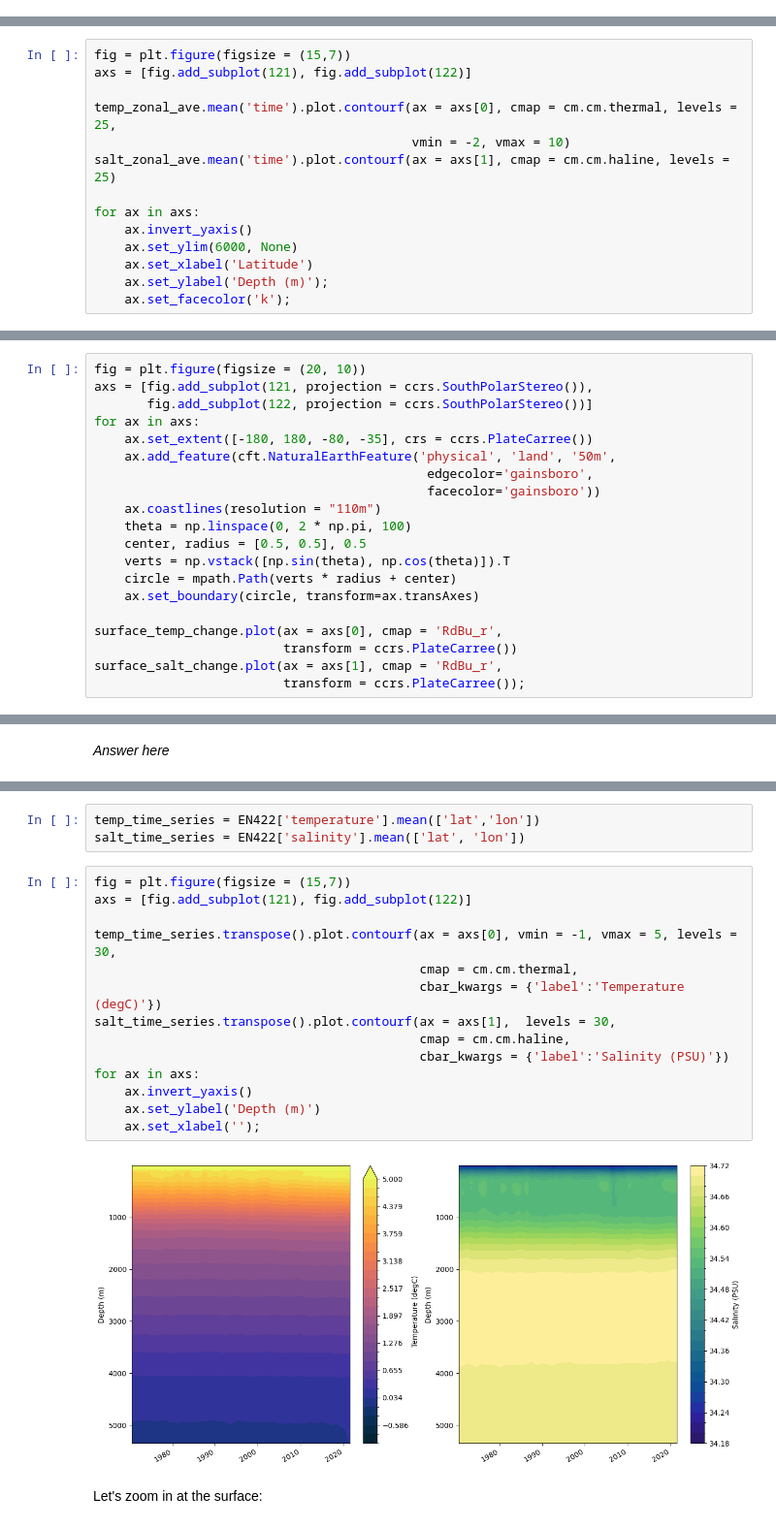
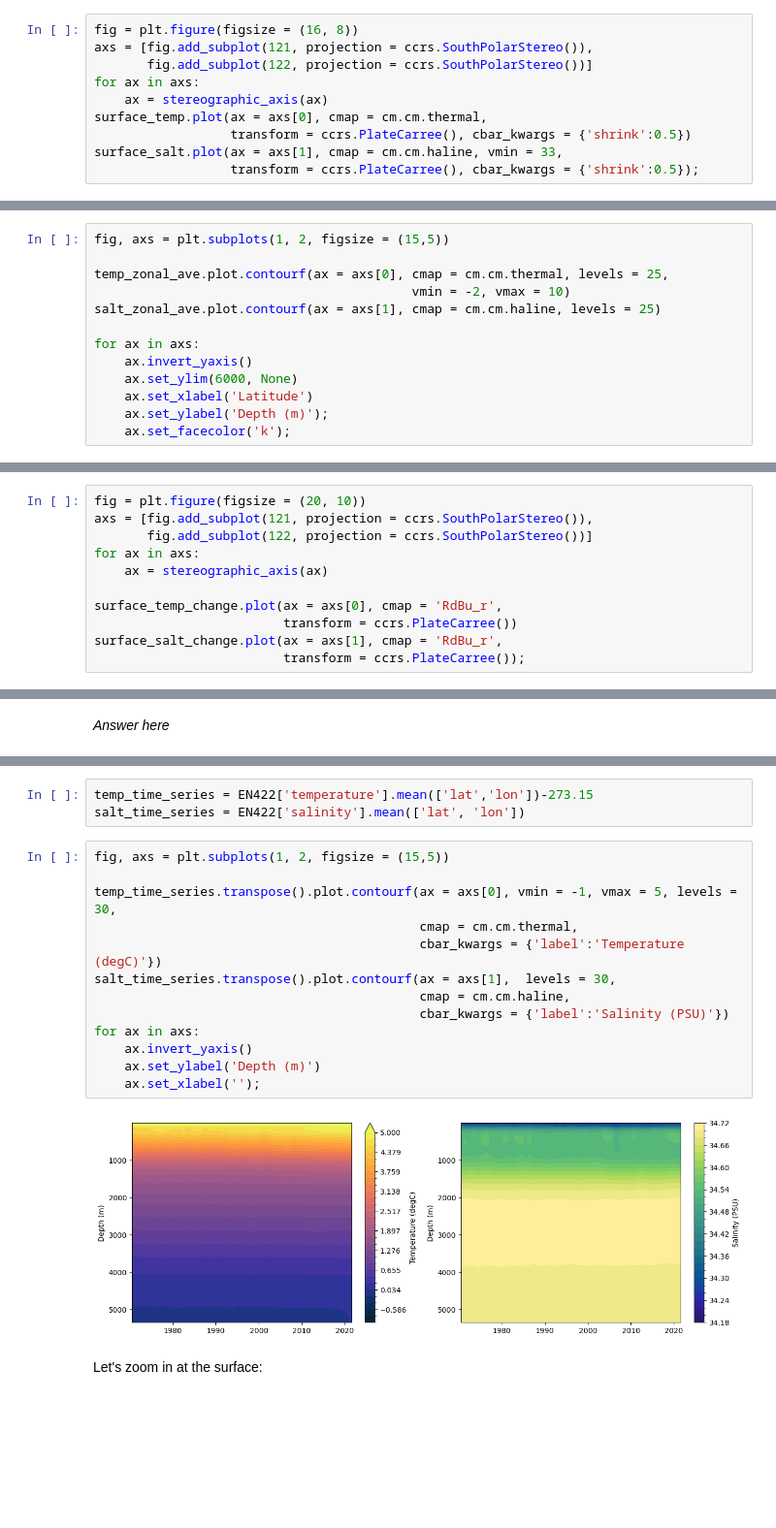
Before and after one commit to julia-neme/KSA_Observations_Modelling, a Jupyter notebook: Class3/1_Introduction_to_EN422.ipynb, the cells around one changed output, grey strips where cells are left out. Shown at 97% size. Cells and saved outputs as stored; diff of their text form; blank space fills up the shorter version.

```diff
--- a/Class3/1_Introduction_to_EN422.ipynb
+++ b/Class3/1_Introduction_to_EN422.ipynb
@@ -171,0 +214,10 @@ axs[1].set_title('July profiles');
+# %%
+fig = plt.figure(figsize = (16, 8))
+axs = [fig.add_subplot(121, projection = ccrs.SouthPolarStereo()),
+       fig.add_subplot(122, projection = ccrs.SouthPolarStereo())]
+for ax in axs:
+    ax = stereographic_axis(ax)
+surface_temp.plot(ax = axs[0], cmap = cm.cm.thermal,
+                  transform = ccrs.PlateCarree(), cbar_kwargs = {'shrink':0.5})
+surface_salt.plot(ax = axs[1], cmap = cm.cm.haline, vmin = 33,
+                  transform = ccrs.PlateCarree(), cbar_kwargs = {'shrink':0.5});
@@ -181,10 +237,9 @@ salt_zonal_ave = EN422['salinity'].mean('lon')
 # %%
-fig = plt.figure(figsize = (15,7))
-axs = [fig.add_subplot(121), fig.add_subplot(122)]
+fig, axs = plt.subplots(1, 2, figsize = (15,5))
 
-temp_zonal_ave.mean('time').plot.contourf(ax = axs[0], cmap = cm.cm.thermal, levels = 25,
+temp_zonal_ave.plot.contourf(ax = axs[0], cmap = cm.cm.thermal, levels = 25,
                                           vmin = -2, vmax = 10)
-salt_zonal_ave.mean('time').plot.contourf(ax = axs[1], cmap = cm.cm.haline, levels = 25)
+salt_zonal_ave.plot.contourf(ax = axs[1], cmap = cm.cm.haline, levels = 25)
 
 for ax in axs:
     ax.invert_yaxis()
@@ -216,16 +271,7 @@ fig = plt.figure(figsize = (20, 10))
 axs = [fig.add_subplot(121, projection = ccrs.SouthPolarStereo()),
        fig.add_subplot(122, projection = ccrs.SouthPolarStereo())]
 for ax in axs:
-    ax.set_extent([-180, 180, -80, -35], crs = ccrs.PlateCarree())
-    ax.add_feature(cft.NaturalEarthFeature('physical', 'land', '50m',
-                                            edgecolor='gainsboro',
-                                            facecolor='gainsboro'))
-    ax.coastlines(resolution = "110m")
-    theta = np.linspace(0, 2 * np.pi, 100)
-    center, radius = [0.5, 0.5], 0.5
-    verts = np.vstack([np.sin(theta), np.cos(theta)]).T
-    circle = mpath.Path(verts * radius + center)
-    ax.set_boundary(circle, transform=ax.transAxes)
+    ax = stereographic_axis(ax)
 
 surface_temp_change.plot(ax = axs[0], cmap = 'RdBu_r',
                          transform = ccrs.PlateCarree())
@@ -252,22 +319,21 @@ Let's try another way of visualising this changes. We will do a spatial average
 # %%
-temp_time_series = EN422['temperature'].mean(['lat','lon'])
+temp_time_series = EN422['temperature'].mean(['lat','lon'])-273.15
 salt_time_series = EN422['salinity'].mean(['lat', 'lon'])
 # %%
-fig = plt.figure(figsize = (15,7))
-axs = [fig.add_subplot(121), fig.add_subplot(122)]
+fig, axs = plt.subplots(1, 2, figsize = (15,5))
 
 temp_time_series.transpose().plot.contourf(ax = axs[0], vmin = -1, vmax = 5, levels = 30,
                                            cmap = cm.cm.thermal,
                                            cbar_kwargs = {'label':'Temperature (degC)'})
 salt_time_series.transpose().plot.contourf(ax = axs[1],  levels = 30,
                                            cmap = cm.cm.haline,
                                            cbar_kwargs = {'label':'Salinity (PSU)'})
 for ax in axs:
     ax.invert_yaxis()
     ax.set_ylabel('Depth (m)')
     ax.set_xlabel('');
 # %% [output]
-[figure, old version]
+[figure, new version]
 # %% [markdown]
 Let's zoom in at the surface:
 # %%
```
Also changed, not shown: parts of 46 cells of this notebook, 11 other files.
